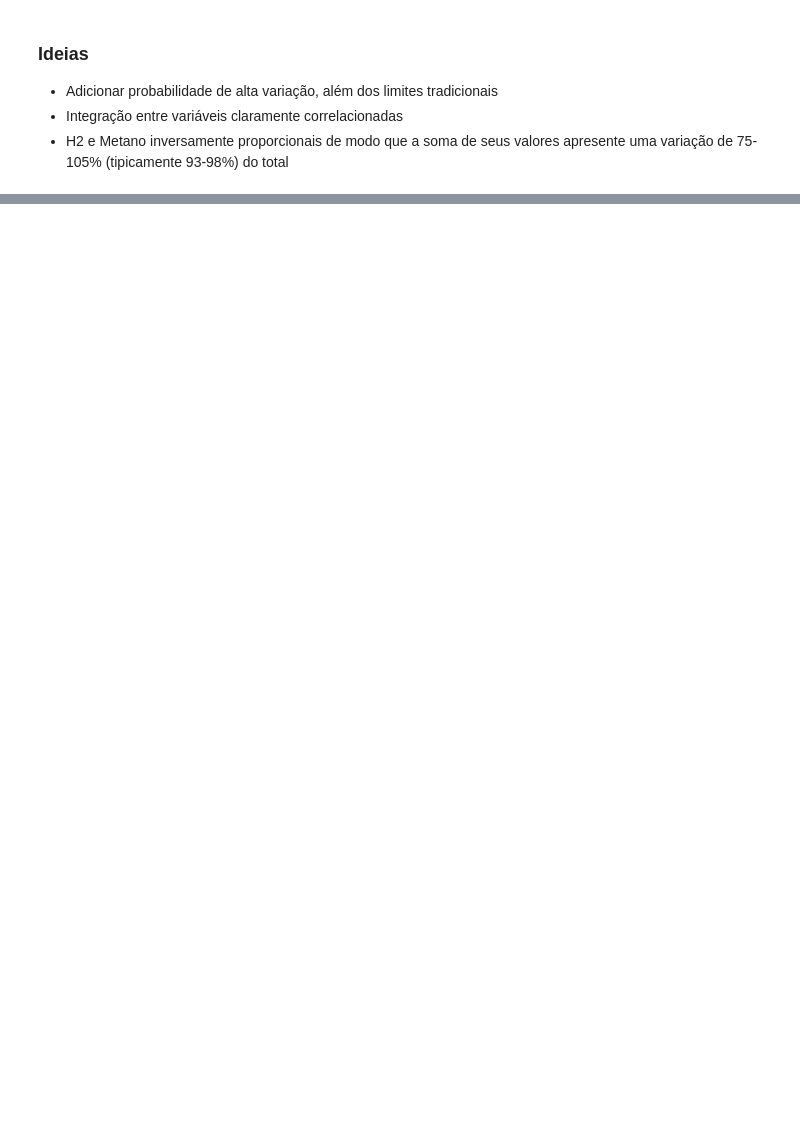
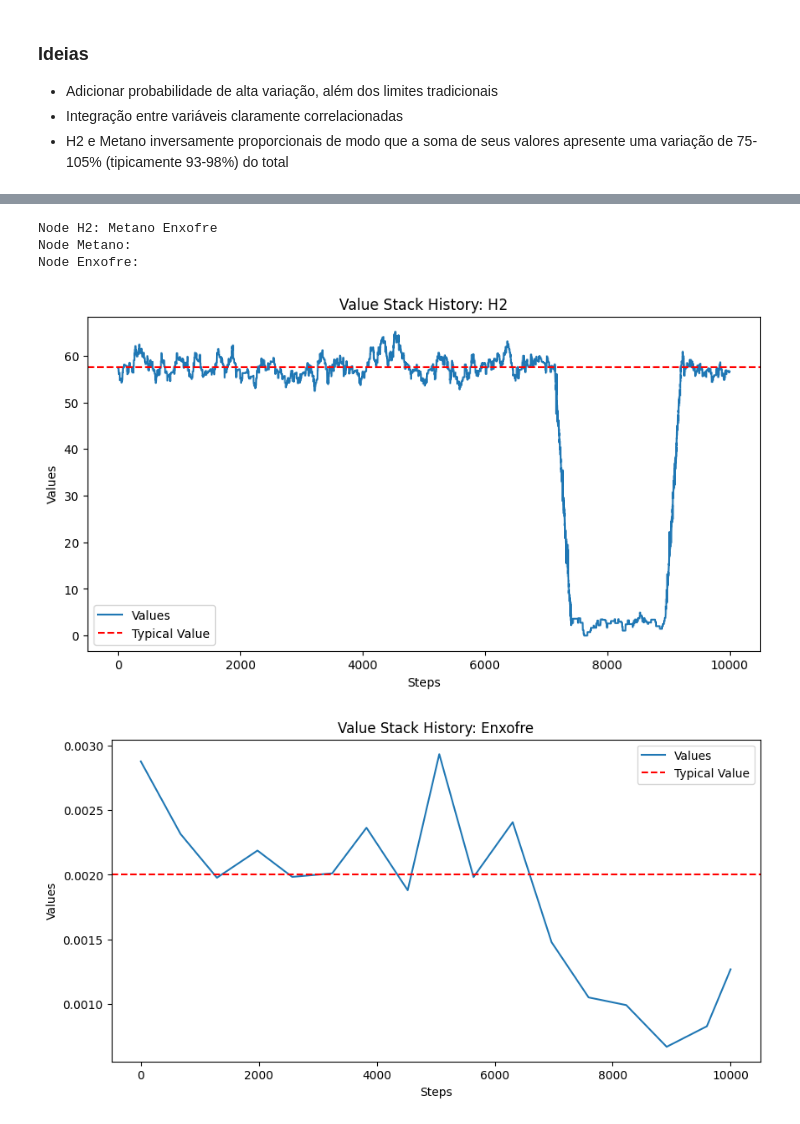
Before and after one commit to gust-vaz/IC_RL_project, a Jupyter notebook: simulador_draft.ipynb, the cells around one changed output, grey strips where cells are left out. Drawn from its saved outputs; the diff is of its cells as text; code cells hidden in the pictures; blank space fills up the shorter version.

```diff
--- a/simulador_draft.ipynb
+++ b/simulador_draft.ipynb
@@ -46,0 +18,79 @@ plot_line(x0, y0, x1, y1)
+# %%
+from Operators import GreatVariation, LittleVaration
+from Relations import CorrelacaoH2Metano, CorrelacaoUsual, CorrelacaoGreatLittle
+from TurbineSimulator import Graph, show_history, show_sum_history
+
+H2      = GreatVariation(lower_bound=30,
+                   upper_bound=70,
+                   typical_value=57.5,
+                   name="H2",
+                   typical_bias=0.1,
+                   typical_bias_prob=0.1,
+                   theta=1.5,
+                   theta_prob=0.1,
+                   exceed_prob=0.0001,
+                   exceed_duration_range=(180,300),
+                   return_duration_range=(180,300),
+                   exceed_bias_range=(-5,5),
+                   exceed_bias_prob=0.05,
+                   exceed_peak_value_range=(0,5),
+                   hold_duration_range=(720,2000),
+                   hold_prob_vary=0.05,
+                   hold_variation=1)
+Metano  = GreatVariation(lower_bound=30,
+                   upper_bound=70,
+                   typical_value=40,
+                   name="Metano",
+                   typical_bias=0.1,
+                   typical_bias_prob=0.1,
+                   theta=1.5,
+                   theta_prob=0.1)
+relation1 = CorrelacaoH2Metano(limit_lower_bound=75,
+                               limit_upper_bound=100,
+                               typical_lower_bound=93,
+                               typical_upper_bound=98)
+
+Enxofre = LittleVaration(lower_bound=0,
+                         upper_bound=8,
+                         typical_value=0.002,
+                         name="Enxofre",
+                         theta=0.001,
+                         steps_range=(480,700))
+relation2 = CorrelacaoGreatLittle(correlation=0.4,
+                                  typical_bias_prob=0.1,
+                                  typical_bias=0.4,
+                                  theta_prob=0.5)
+
+
+# Propano = GreatVariation(lower_bound=0, upper_bound=0.8, typical_value=0.7,
+#                     name="Propano", theta=0.01, typical_bias=0.1)
+# relation2 = CorrelacaoUsual(correlation=0.94, trend_prob=0.5)
+# relation3 = CorrelacaoUsual(correlation=0)
+
+graph = Graph(random_seed=None)
+# graph = Graph(random_seed=44)
+node1 = graph.add_node(H2)
+node2 = graph.add_node(Metano)
+graph.add_edge(root=node1, child=node2, strategy=relation1)
+node3 = graph.add_node(Enxofre)
+graph.add_edge(root=node1, child=node3, strategy=relation2)
+# node4 = graph.add_node(Propano)
+# graph.add_edge(root=node2, child=node3, strategy=relation2)
+# graph.add_edge(root=node2, child=node4, strategy=relation3)
+
+graph.display()
+graph.simulate(10000)
+# graph.simulate(6000)
+node1.op.show_history()
+# node2.op.show_history()
+node3.op.show_history()
+# node4.op.show_history()
+
+# show_history(nodes=[node1, node2])
+# show_sum_history(node1, node2)
+# %% [output]
+Node H2: Metano Enxofre
+Node Metano:
+Node Enxofre:
+[figure, added]
+[figure, added]
```
Also changed, not shown: parts of 4 cells of this notebook, 4 other files.
